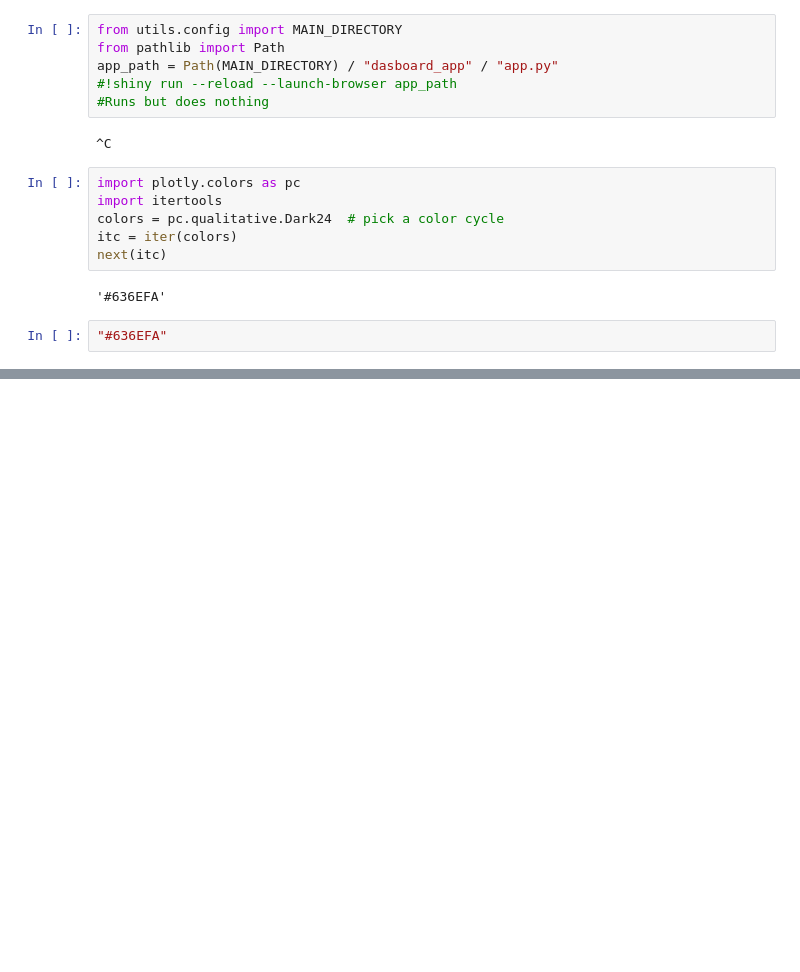
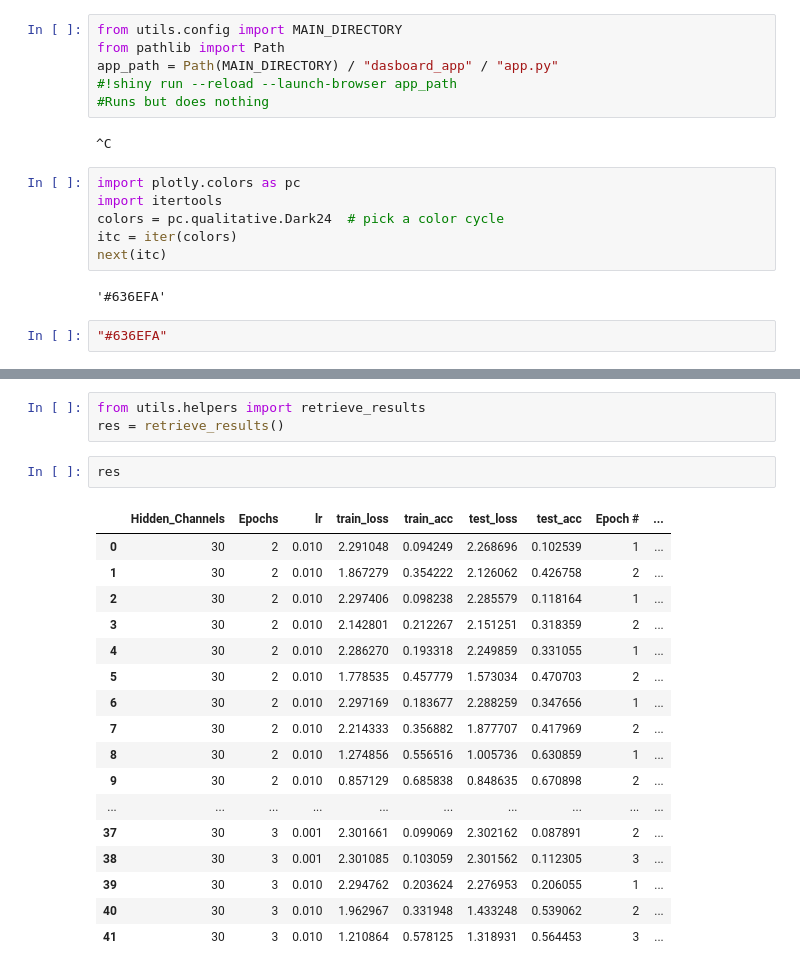
Before and after one commit to Oriol23/CNN-classification, a Jupyter notebook: notebooks/testnotebook.ipynb, the cells around one changed output, grey strips where cells are left out. Drawn from its saved outputs; the diff is of its cells as text; blank space fills up the shorter version.

```diff
--- a/notebooks/testnotebook.ipynb
+++ b/notebooks/testnotebook.ipynb
@@ -976,0 +1072,23 @@ next(itc)
+# %%
+from utils.helpers import retrieve_results
+res = retrieve_results()
+# %%
+res
+# %% [output]
+|  | Hidden_Channels | Epochs | lr | train_loss | train_acc | test_loss | test_acc | Epoch # | ... |
+| 0 | 30 | 2 | 0.010 | 2.291048 | 0.094249 | 2.268696 | 0.102539 | 1 | ... |
+| 1 | 30 | 2 | 0.010 | 1.867279 | 0.354222 | 2.126062 | 0.426758 | 2 | ... |
+| 2 | 30 | 2 | 0.010 | 2.297406 | 0.098238 | 2.285579 | 0.118164 | 1 | ... |
+| 3 | 30 | 2 | 0.010 | 2.142801 | 0.212267 | 2.151251 | 0.318359 | 2 | ... |
+| 4 | 30 | 2 | 0.010 | 2.286270 | 0.193318 | 2.249859 | 0.331055 | 1 | ... |
+| 5 | 30 | 2 | 0.010 | 1.778535 | 0.457779 | 1.573034 | 0.470703 | 2 | ... |
+| 6 | 30 | 2 | 0.010 | 2.297169 | 0.183677 | 2.288259 | 0.347656 | 1 | ... |
+| 7 | 30 | 2 | 0.010 | 2.214333 | 0.356882 | 1.877707 | 0.417969 | 2 | ... |
+| 8 | 30 | 2 | 0.010 | 1.274856 | 0.556516 | 1.005736 | 0.630859 | 1 | ... |
+| 9 | 30 | 2 | 0.010 | 0.857129 | 0.685838 | 0.848635 | 0.670898 | 2 | ... |
+| ... | ... | ... | ... | ... | ... | ... | ... | ... | ... |
+| 37 | 30 | 3 | 0.001 | 2.301661 | 0.099069 | 2.302162 | 0.087891 | 2 | ... |
+| 38 | 30 | 3 | 0.001 | 2.301085 | 0.103059 | 2.301562 | 0.112305 | 3 | ... |
+| 39 | 30 | 3 | 0.010 | 2.294762 | 0.203624 | 2.276953 | 0.206055 | 1 | ... |
+| 40 | 30 | 3 | 0.010 | 1.962967 | 0.331948 | 1.433248 | 0.539062 | 2 | ... |
+| 41 | 30 | 3 | 0.010 | 1.210864 | 0.578125 | 1.318931 | 0.564453 | 3 | ... |
```
Also changed, not shown: parts of 15 cells of this notebook, 2 other files.
